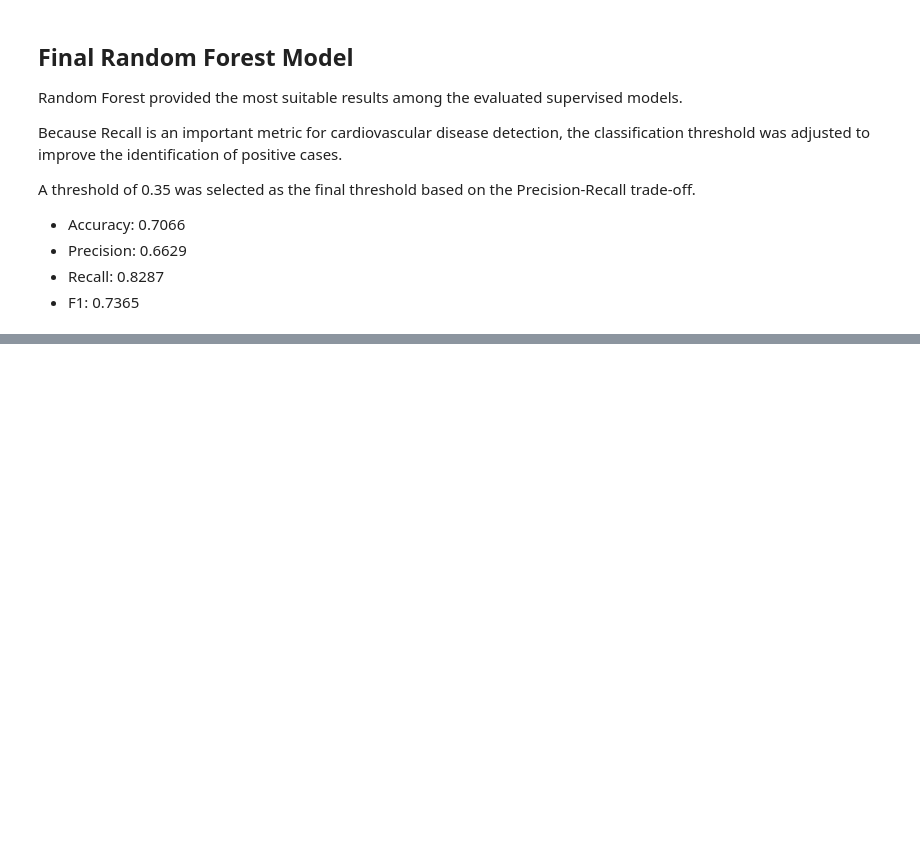
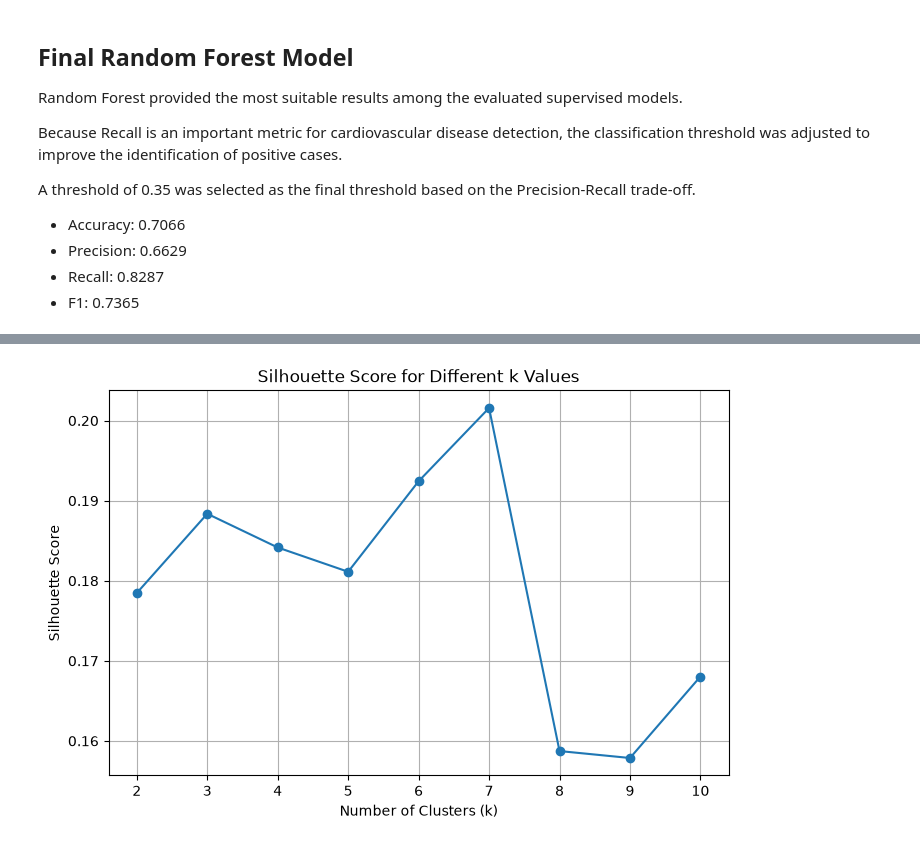
Before and after one commit to balsamkhaleel/Internship-Ai-ML, a Jupyter notebook: project/Cardiac_Patient_Monitoring.ipynb, the cells around one changed output, grey strips where cells are left out. Drawn from its saved outputs; the diff is of its cells as text; code cells hidden in the pictures; blank space fills up the shorter version.

```diff
--- a/project/Cardiac_Patient_Monitoring.ipynb
+++ b/project/Cardiac_Patient_Monitoring.ipynb
@@ -1735,0 +1771,18 @@ Overall, the results demonstrate that machine learning can be used to identify p
+# %%
+from sklearn.metrics import silhouette_score
+
+silhouette_scores = {}
+
+for k in range(2, 11):
+    km = KMeans(
+        n_clusters=k,
+        random_state=42,
+        n_init=10
+    )
+
+    labels = km.fit_predict(X_scaled)
+
+    score = silhouette_score(X_scaled, labels)
+    silhouette_scores[k] = score
+
+    print(f"k={k} | Silhouette Score={score:.4f}")
@@ -1735,0 +1799,18 @@ Overall, the results demonstrate that machine learning can be used to identify p
+# %%
+plt.figure(figsize=(8, 5))
+
+plt.plot(
+    list(silhouette_scores.keys()),
+    list(silhouette_scores.values()),
+    marker="o"
+)
+
+plt.xlabel("Number of Clusters (k)")
+plt.ylabel("Silhouette Score")
+plt.title("Silhouette Score for Different k Values")
+
+plt.xticks(range(2, 11))
+plt.grid(True)
+plt.show()
+# %% [output]
+[figure, added]
```
Also changed, not shown: parts of 14 cells of this notebook, 5 other files.
